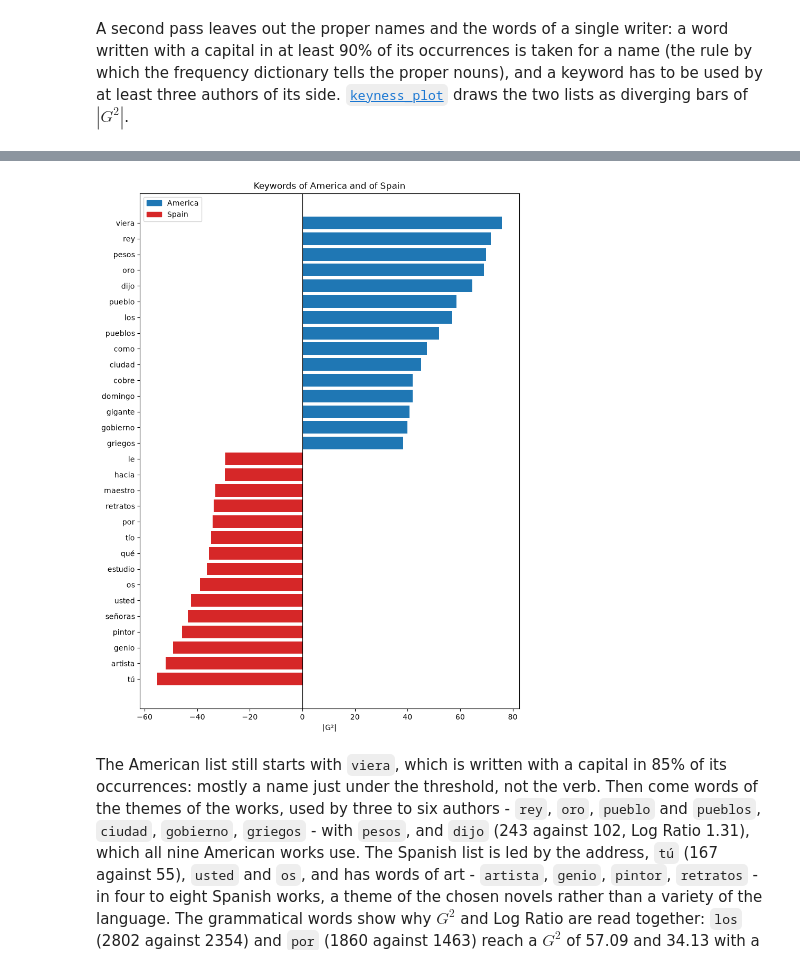
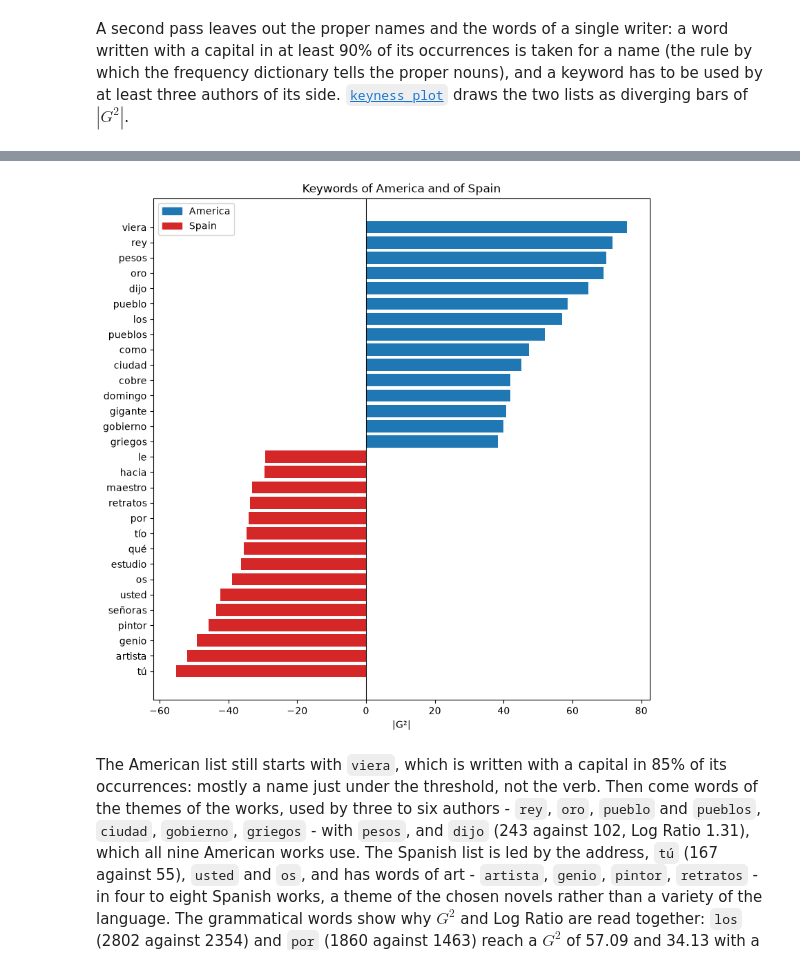
Before and after one commit to SergeyShk/esTS, a Jupyter notebook: examples/04_corpus_measures.ipynb, the cells around one changed output, grey strips where cells are left out. Cells and saved outputs as stored; diff of their text form; code cells hidden in the pictures.

```diff
--- a/examples/04_corpus_measures.ipynb
+++ b/examples/04_corpus_measures.ipynb
@@ -294,20 +300,22 @@ Spain against America
 | 13 | hacia | 117 | 46 | 29.44 | 1.29 | 9 | 9 | 0.01 |
 | 14 | le | 1136 | 858 | 29.38 | 0.35 | 9 | 9 | 0.04 |
 # %%
+fig, ax = plt.subplots(figsize=(8, 8), layout="constrained")
 keyness_plot(
     america_common,
     spain_common,
     top_n=15,
+    ax=ax,
     labels={
         "title": "Keywords of America and of Spain",
         "xlabel": "|G²|",
         "target": "America",
         "reference": "Spain",
     },
 )
 plt.show()
 # %% [output]
-[figure, old version]
+[figure, new version]
 # %% [markdown]
 The American list still starts with `viera`, which is written with a capital in 85% of its occurrences: mostly a name just under the threshold, not the verb. Then come words of the themes of the works, used by three to six authors - `rey`, `oro`, `pueblo` and `pueblos`, `ciudad`, `gobierno`, `griegos` - with `pesos`, and `dijo` (243 against 102, Log Ratio 1.31), which all nine American works use. The Spanish list is led by the address, `tú` (167 against 55), `usted` and `os`, and has words of art - `artista`, `genio`, `pintor`, `retratos` - in four to eight Spanish works, a theme of the chosen novels rather than a variety of the language. The grammatical words show why $G^2$ and Log Ratio are read together: `los` (2802 against 2354) and `por` (1860 against 1463) reach a $G^2$ of 57.09 and 34.13 with a Log Ratio of only 0.30 and 0.29, about 1.2 times as frequent, certain only because the words are so frequent. `le` is more frequent in Spain (Log Ratio 0.35), as the leísmo of Spain would make it, but the forms alone cannot show its function. On the chart the American bars are the longer ones: $|G^2|$ up to 75.86 (`viera`) against 55.16 (`tú`).
 # %% [markdown]
```
Also changed, not shown: parts of 17 cells of this notebook, 11 other files.
